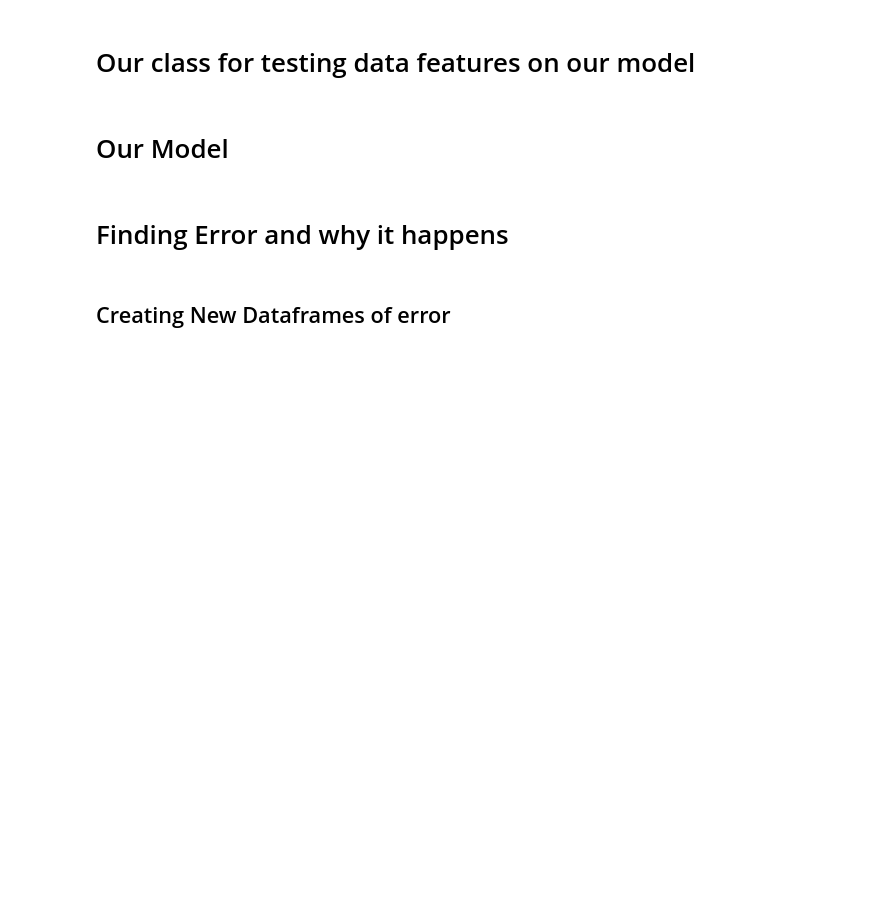
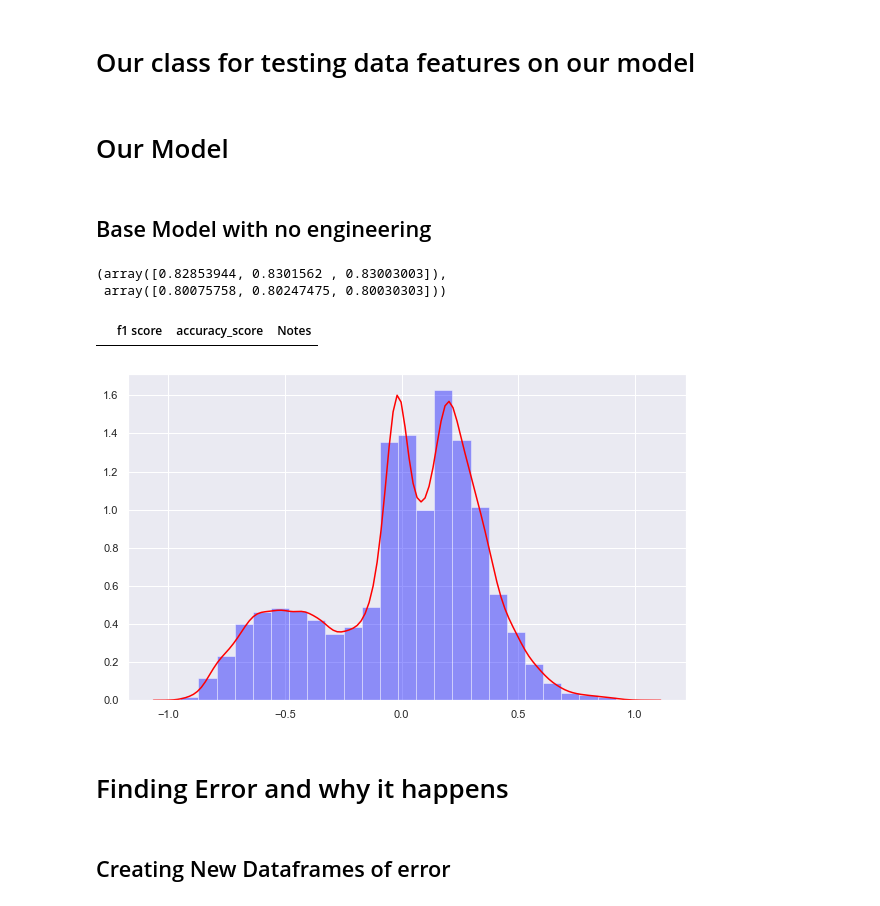
Before and after one commit to Robertoliver2000/TanzaniaWaterProject, a Jupyter notebook: notebooks/exploratory/killian_notebooks/feature_engineering.ipynb, the cells around one changed output. Drawn from its saved outputs; the diff is of its cells as text; code cells hidden in the pictures; blank space fills up the shorter version.

Commit message:
I added a new notebook for feature engineering and we are now using the class to feature engineer

```diff
--- a/notebooks/exploratory/killian_notebooks/feature_engineering.ipynb
+++ b/notebooks/exploratory/killian_notebooks/feature_engineering.ipynb
@@ -136,20 +136,45 @@ class Model:
         self.columns = ['f1 score', 'accuracy_score', 'Notes']
         self.df = pd.DataFrame(columns = self.columns)
 
-    def model_history(self, X, notes, y_new=None):
+    def model_history(self, X, notes, y=None):
         if not y:
-            y_new = self.y
+            y = self.y
 
-        f1_score = cross_val_score(self.model, X, cv=3, scoring = 'f1')
-        accuracy_score = accuracy_score(y, model.predict(X))
-        frame = pd.DataFrame([[f1_score, accuracy_score, notes]], columns=self.columns)
+        f1_score = cross_val_score(self.model, X, cv=3, scoring = 'f1', y=self.y)
+        accuracy_score = cross_val_score(self.model, X, cv=3, scoring='accuracy', y=self.y)
+        frame = pd.DataFrame([[f1_score.mean(), accuracy_score.mean(), notes]], columns=self.columns)
         self.df = self.df.append(frame).reset_index(drop=True)
-        self.df = self.df.sort_values('f1 score', ascending=False)
-        return f1score, accuracyscore
+#       self.df = self.df.sort_values('f1 score', ascending=False)
+        return f1_score, accuracy_score
+
+    def error_vis(self, X, y=None):
+        if not y:
+            y = self.y
+        self.model.fit(X, self.y)
+        sns.set(rc = {'figure.figsize':(10,6)})
+        sns.distplot((np.array(y).ravel() - self.model.predict_proba(X)[:,1]),
+            color='blue', bins=25, kde_kws = {'color':'red'})
 # %% [markdown]
 # Our Model
 # %%
 rf_2 = RandomForestClassifier(max_depth = 18, min_samples_split = 15, n_estimators = 50)
+# %% [markdown]
+## Base Model with no engineering
+# %%
+tester = Model(rf_2, y)
+# %%
+tester.model_history(X_data, notes='Base model with no feature engineering')
+# %% [output]
+(array([0.82853944, 0.8301562 , 0.83003003]),
+ array([0.80075758, 0.80247475, 0.80030303]))
+# %%
+tester.df
+# %% [output]
+|  | f1 score | accuracy_score | Notes |
+# %%
+tester.error_vis(X_data)
+# %% [output]
+[figure, added]
 # %% [markdown]
 # Finding Error and why it happens
 # %%
```
Also changed, not shown: 1 other file.
